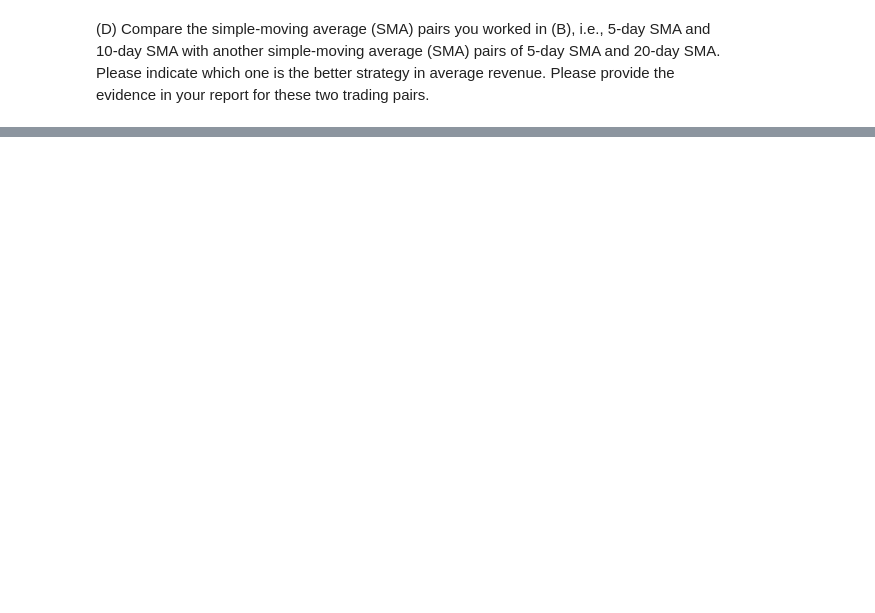
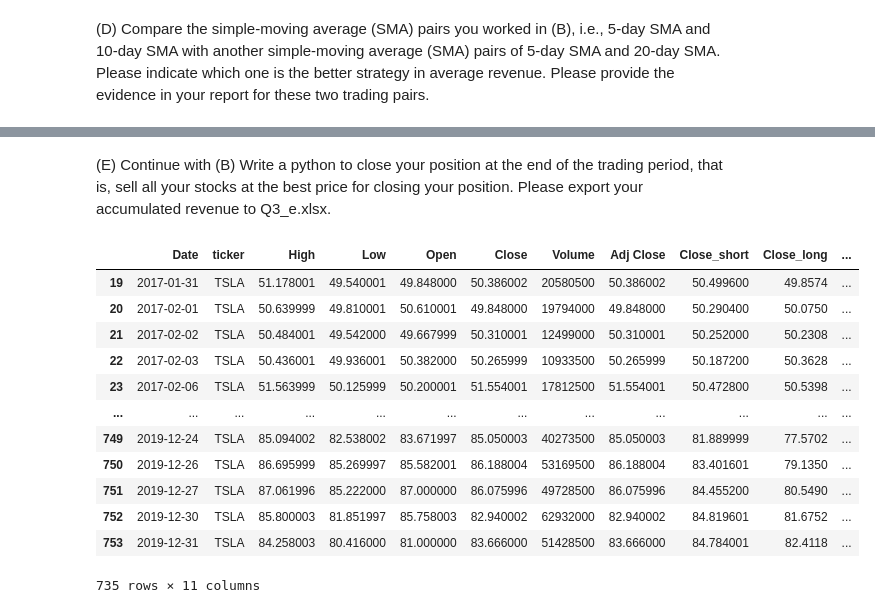
Before and after one commit to Genepyi/Genepyi-Python-Project, a Jupyter notebook: Team Project task - Timothé Durand.ipynb, the cells around one changed output, grey strips where cells are left out. Saved outputs shown, nothing was run; the diff lists cells and outputs as text; code cells hidden in the pictures; blank space fills up the shorter version.

Commit message:
Last Version of my python project

```diff
--- a/Team Project task - Timothé Durand.ipynb
+++ b/Team Project task - Timothé Durand.ipynb
@@ -174,2 +215,14 @@ LongPosition_transaction(df['Close'])
 # %% [markdown]
 (D) Compare the simple-moving average (SMA) pairs you worked in (B), i.e., 5-day SMA and 10-day SMA with another simple-moving average (SMA) pairs of 5-day SMA and 20-day SMA. Please indicate which one is the better strategy in average revenue. Please provide the evidence in your report for these two trading pairs.
+# %%
+# We did the same as previously but this time with a long SMA of 20 days
+df['Close_long_20days']= df['Close'].rolling(window=20).mean()
+print(df.head(20))
+
+plt.figure(figsize=(16,9))
+plt.plot(df['Date'], df['Close_short'], 'b-', label = '5 days SMA')
+plt.plot(df['Date'], df['Close_long_20days'], 'r-', label = '20 days SMA')
+plt.xlabel('Date')
+plt.ylabel('Closing price($)')
+plt.legend(loc='upper left')
+plt.show()
@@ -175,0 +312,2 @@ LongPosition_transaction(df['Close'])
+# %% [markdown]
+(E) Continue with (B) Write a python to close your position at the end of the trading period, that is, sell all your stocks at the best price for closing your position. Please export your accumulated revenue to Q3_e.xlsx.
@@ -175,0 +325,20 @@ LongPosition_transaction(df['Close'])
+# %%
+#Drop Nan value in a dataframe
+df= df.dropna()
+# %%
+# We check if the dataframe is relevant and useful
+df
+# %% [output]
+|  | Date | ticker | High | Low | Open | Close | Volume | Adj Close | Close_short | Close_long | ... |
+| 19 | 2017-01-31 | TSLA | 51.178001 | 49.540001 | 49.848000 | 50.386002 | 20580500 | 50.386002 | 50.499600 | 49.8574 | ... |
+| 20 | 2017-02-01 | TSLA | 50.639999 | 49.810001 | 50.610001 | 49.848000 | 19794000 | 49.848000 | 50.290400 | 50.0750 | ... |
+| 21 | 2017-02-02 | TSLA | 50.484001 | 49.542000 | 49.667999 | 50.310001 | 12499000 | 50.310001 | 50.252000 | 50.2308 | ... |
+| 22 | 2017-02-03 | TSLA | 50.436001 | 49.936001 | 50.382000 | 50.265999 | 10933500 | 50.265999 | 50.187200 | 50.3628 | ... |
+| 23 | 2017-02-06 | TSLA | 51.563999 | 50.125999 | 50.200001 | 51.554001 | 17812500 | 51.554001 | 50.472800 | 50.5398 | ... |
+| ... | ... | ... | ... | ... | ... | ... | ... | ... | ... | ... | ... |
+| 749 | 2019-12-24 | TSLA | 85.094002 | 82.538002 | 83.671997 | 85.050003 | 40273500 | 85.050003 | 81.889999 | 77.5702 | ... |
+| 750 | 2019-12-26 | TSLA | 86.695999 | 85.269997 | 85.582001 | 86.188004 | 53169500 | 86.188004 | 83.401601 | 79.1350 | ... |
+| 751 | 2019-12-27 | TSLA | 87.061996 | 85.222000 | 87.000000 | 86.075996 | 49728500 | 86.075996 | 84.455200 | 80.5490 | ... |
+| 752 | 2019-12-30 | TSLA | 85.800003 | 81.851997 | 85.758003 | 82.940002 | 62932000 | 82.940002 | 84.819601 | 81.6752 | ... |
+| 753 | 2019-12-31 | TSLA | 84.258003 | 80.416000 | 81.000000 | 83.666000 | 51428500 | 83.666000 | 84.784001 | 82.4118 | ... |
+735 rows × 11 columns
```
Also changed, not shown: parts of 29 cells of this notebook.
